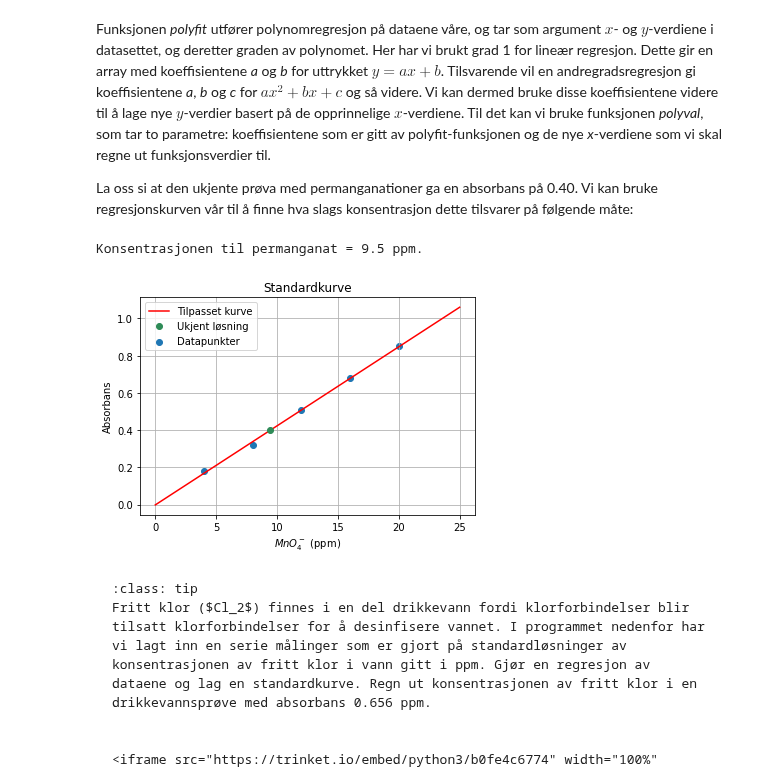
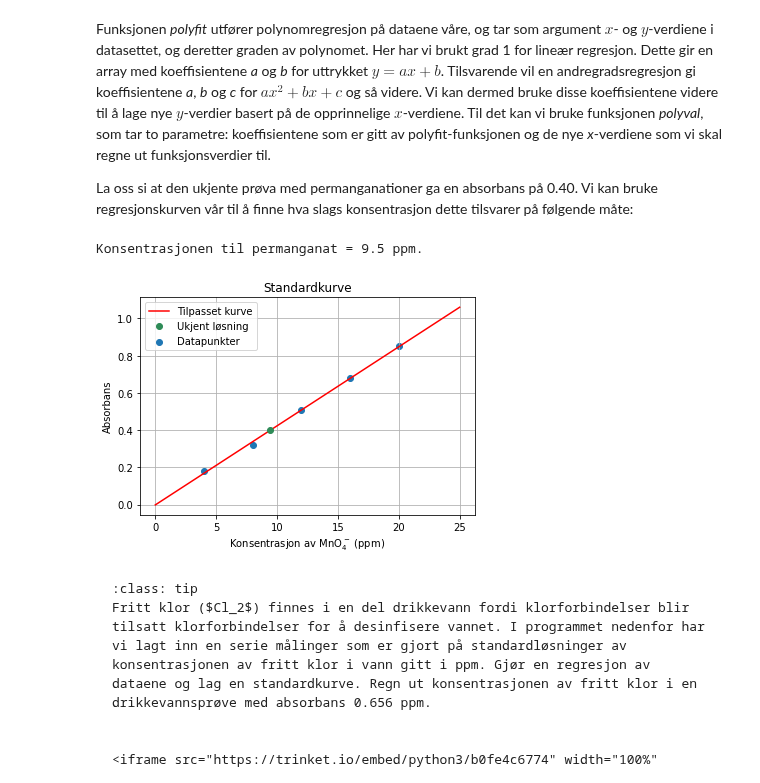
Before and after one commit to andreasdh/Programmering-og-modellering, a Jupyter notebook: docs/tema3_datahandtering/statistikk.ipynb, the cells around one changed output. Drawn from its saved outputs; the diff is of its cells as text; code cells hidden in the pictures.

````diff
--- a/docs/tema3_datahandtering/statistikk.ipynb
+++ b/docs/tema3_datahandtering/statistikk.ipynb
@@ -208,31 +208,31 @@ La oss si at den ukjente prøva med permanganationer ga en absorbans på 0.40. V
 # %%
 import numpy as np
 import matplotlib.pyplot as plt
 
 permanganat = [4.0, 8.0, 12.0, 16.0, 20.0] # konsentrasjon i ppm
 absorbans = [0.18, 0.32, 0.51, 0.68, 0.85]
 ukjent_abs = 0.40
 
 # Gjør regresjonen
 reg = np.polyfit(permanganat, absorbans, 1)  # får koeffisientene a og b i en lineær regresjon (grad 1)
 x = np.linspace(0, 25, 1000)                 # nye x-verdier for regresjonslinja
 y = np.polyval(reg, x)                       # gir et uttrykk på formen y = ax + b, der x = permanganatkonsentrasjonen
 
 # Regner ut den ukjente konsentrasjonen
 ukjent_kons = (ukjent_abs - reg[1])/reg[0]
 print("Konsentrasjonen til permanganat =", round(ukjent_kons,1), "ppm.")
 
 plt.scatter(permanganat,absorbans,label='Datapunkter')
 plt.plot(x, y, color = 'red',label='Tilpasset kurve')
 plt.plot(ukjent_kons, ukjent_abs, linestyle = " ", marker = "o", color = 'seagreen', label = "Ukjent løsning")
 plt.legend()
 plt.title('Standardkurve')
-plt.xlabel('$Konsentrasjon av MnO_4^-$ (ppm)')
+plt.xlabel('Konsentrasjon av MnO$_4^-$ (ppm)')
 plt.ylabel('Absorbans')
 plt.grid()
 # %% [output]
 Konsentrasjonen til permanganat = 9.5 ppm.
-[figure, old version]
+[figure, new version]
 # %% [markdown]
 ```{admonition} Underveisoppgave
 :class: tip
````
Also changed, not shown: parts of 3 cells of this notebook.
